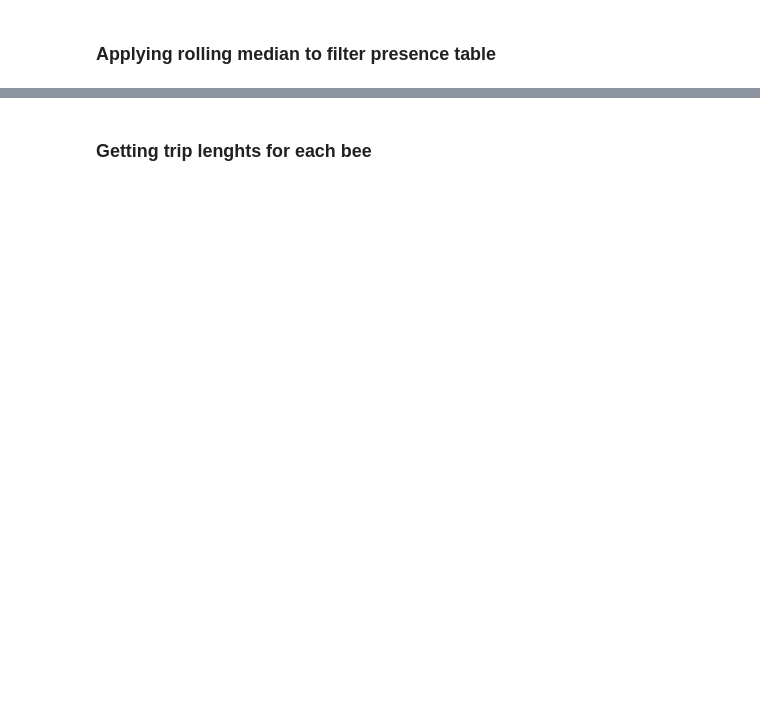
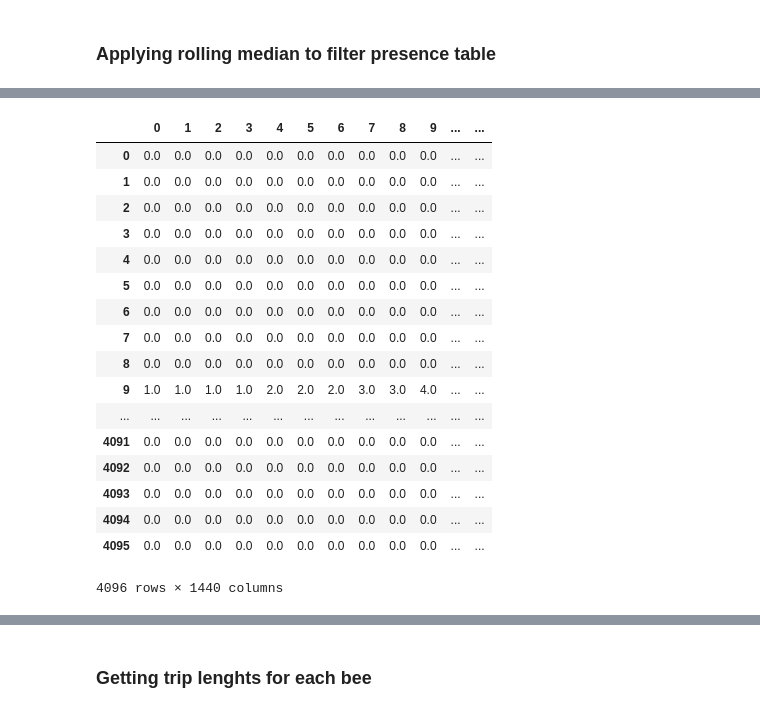
Before and after one commit to janek/Beesbook-life, a Jupyter notebook: Trips/TRIPS_MAIN_NOTEBOOK.ipynb, the cells around one changed output, grey strips where cells are left out. Drawn from its saved outputs; the diff is of its cells as text; code cells hidden in the pictures; blank space fills up the shorter version.

```diff
--- a/Trips/TRIPS_MAIN_NOTEBOOK.ipynb
+++ b/Trips/TRIPS_MAIN_NOTEBOOK.ipynb
@@ -170,0 +208,24 @@ rolled = rolled.iloc[:, num_nans_to_clean:-num_nans_to_clean]
+# %%
+presence_combined = rolled.iloc[:num_intervals_per_day,:]
+for i in tqdm(range(2, num_days_to_process)):
+    presence_combined = presence_combined + rolled.iloc[(i-1)*num_intervals_per_day:i*num_intervals_per_day,:]
+presence_combined
+# %% [output]
+|  | 0 | 1 | 2 | 3 | 4 | 5 | 6 | 7 | 8 | 9 | ... | ... |
+| 0 | 0.0 | 0.0 | 0.0 | 0.0 | 0.0 | 0.0 | 0.0 | 0.0 | 0.0 | 0.0 | ... | ... |
+| 1 | 0.0 | 0.0 | 0.0 | 0.0 | 0.0 | 0.0 | 0.0 | 0.0 | 0.0 | 0.0 | ... | ... |
+| 2 | 0.0 | 0.0 | 0.0 | 0.0 | 0.0 | 0.0 | 0.0 | 0.0 | 0.0 | 0.0 | ... | ... |
+| 3 | 0.0 | 0.0 | 0.0 | 0.0 | 0.0 | 0.0 | 0.0 | 0.0 | 0.0 | 0.0 | ... | ... |
+| 4 | 0.0 | 0.0 | 0.0 | 0.0 | 0.0 | 0.0 | 0.0 | 0.0 | 0.0 | 0.0 | ... | ... |
+| 5 | 0.0 | 0.0 | 0.0 | 0.0 | 0.0 | 0.0 | 0.0 | 0.0 | 0.0 | 0.0 | ... | ... |
+| 6 | 0.0 | 0.0 | 0.0 | 0.0 | 0.0 | 0.0 | 0.0 | 0.0 | 0.0 | 0.0 | ... | ... |
+| 7 | 0.0 | 0.0 | 0.0 | 0.0 | 0.0 | 0.0 | 0.0 | 0.0 | 0.0 | 0.0 | ... | ... |
+| 8 | 0.0 | 0.0 | 0.0 | 0.0 | 0.0 | 0.0 | 0.0 | 0.0 | 0.0 | 0.0 | ... | ... |
+| 9 | 1.0 | 1.0 | 1.0 | 1.0 | 2.0 | 2.0 | 2.0 | 3.0 | 3.0 | 4.0 | ... | ... |
+| ... | ... | ... | ... | ... | ... | ... | ... | ... | ... | ... | ... | ... |
+| 4091 | 0.0 | 0.0 | 0.0 | 0.0 | 0.0 | 0.0 | 0.0 | 0.0 | 0.0 | 0.0 | ... | ... |
+| 4092 | 0.0 | 0.0 | 0.0 | 0.0 | 0.0 | 0.0 | 0.0 | 0.0 | 0.0 | 0.0 | ... | ... |
+| 4093 | 0.0 | 0.0 | 0.0 | 0.0 | 0.0 | 0.0 | 0.0 | 0.0 | 0.0 | 0.0 | ... | ... |
+| 4094 | 0.0 | 0.0 | 0.0 | 0.0 | 0.0 | 0.0 | 0.0 | 0.0 | 0.0 | 0.0 | ... | ... |
+| 4095 | 0.0 | 0.0 | 0.0 | 0.0 | 0.0 | 0.0 | 0.0 | 0.0 | 0.0 | 0.0 | ... | ... |
+4096 rows × 1440 columns
```
Also changed, not shown: parts of 24 cells of this notebook, 9 other files.
